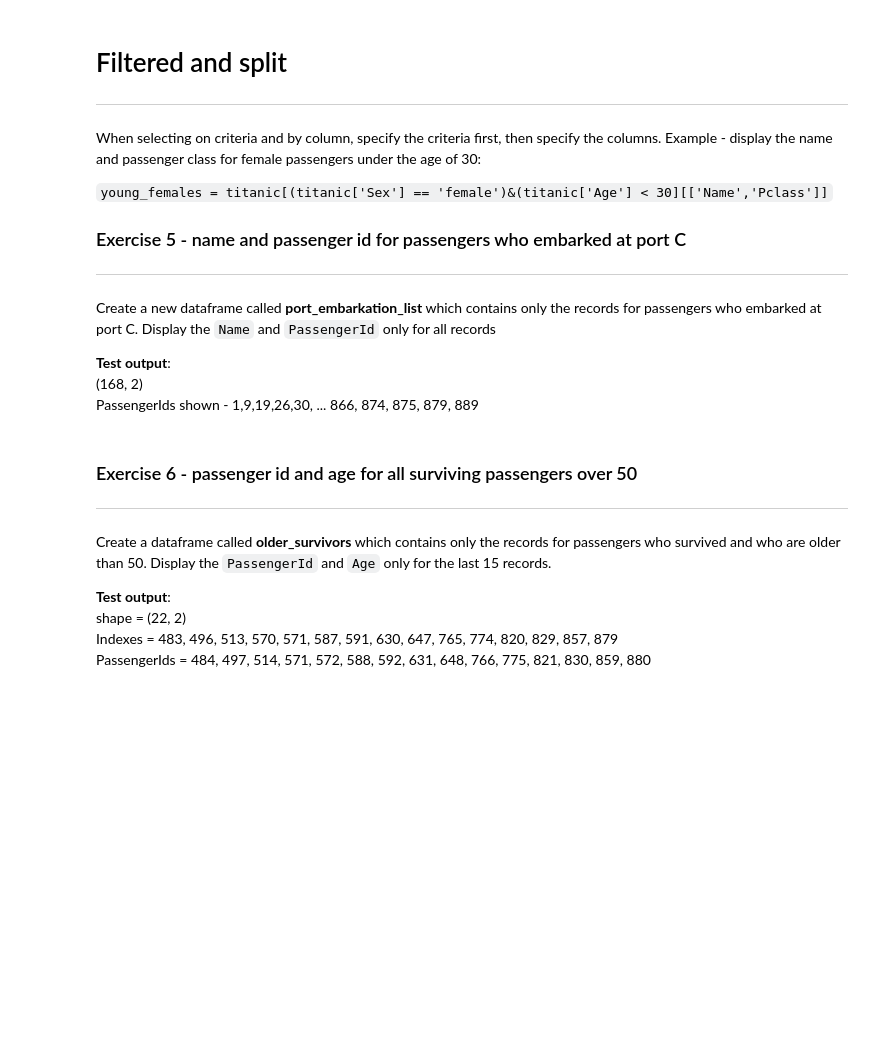
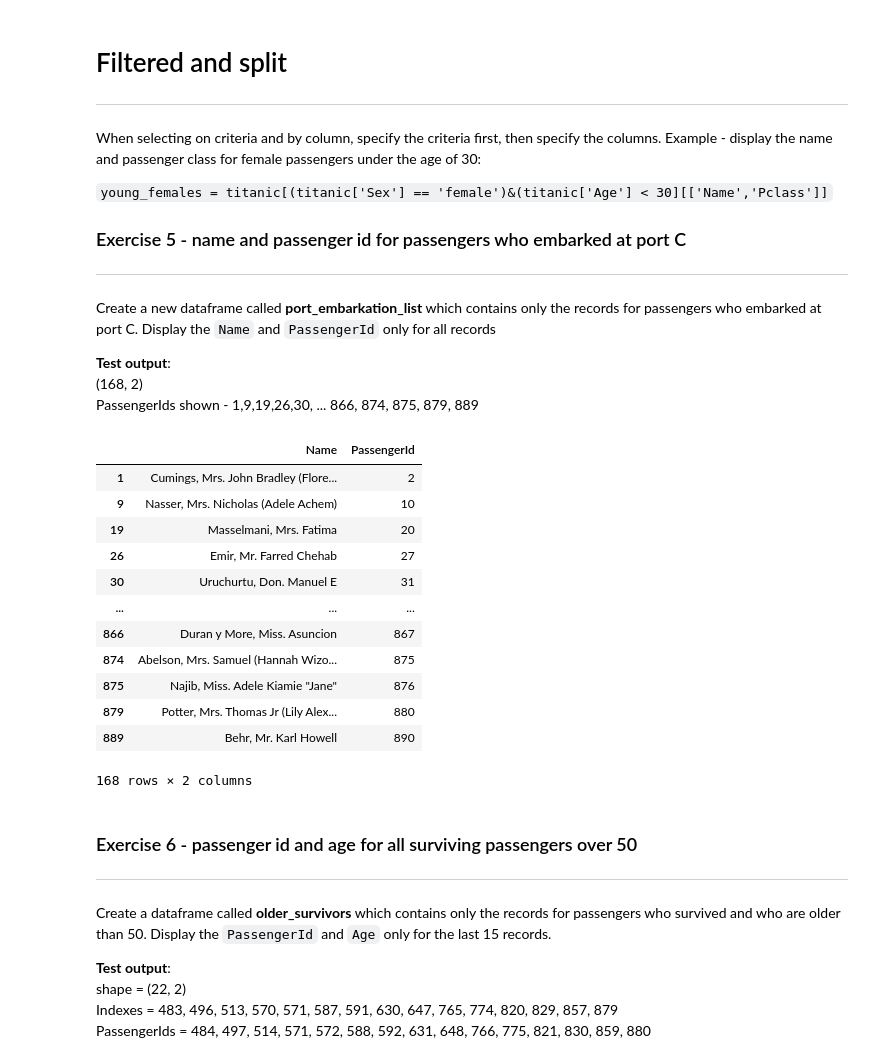
Before and after one commit to nicolej88/programming-for-data-portfolio, a Jupyter notebook: Splitting_data.ipynb, the cells around one changed output. Drawn from its saved outputs; the diff is of its cells as text; code cells hidden in the pictures; blank space fills up the shorter version.

```diff
--- a/Splitting_data.ipynb
+++ b/Splitting_data.ipynb
@@ -193,8 +201,23 @@ Create a new dataframe called **port_embarkation_list** which contains only the
 PassengerIds shown - 1,9,19,26,30, ... 866, 874, 875, 879, 889
 # %%
 port_embarkation_list = titanic[titanic["Embarked"]== "C"]
-
-display (port_embarkation_list["Name", "Passenger"])
+#DF  containing data for passengers who embarked at port C.
+display (port_embarkation_list[["Name", "PassengerId"]])
+#display listed columns for DF.
+# %% [output]
+|  | Name | PassengerId |
+| 1 | Cumings, Mrs. John Bradley (Flore... | 2 |
+| 9 | Nasser, Mrs. Nicholas (Adele Achem) | 10 |
+| 19 | Masselmani, Mrs. Fatima | 20 |
+| 26 | Emir, Mr. Farred Chehab | 27 |
+| 30 | Uruchurtu, Don. Manuel E | 31 |
+| ... | ... | ... |
+| 866 | Duran y More, Miss. Asuncion | 867 |
+| 874 | Abelson, Mrs. Samuel (Hannah Wizo... | 875 |
+| 875 | Najib, Miss. Adele Kiamie "Jane" | 876 |
+| 879 | Potter, Mrs. Thomas Jr (Lily Alex... | 880 |
+| 889 | Behr, Mr. Karl Howell | 890 |
+168 rows × 2 columns
 # %% [markdown]
 ### Exercise 6 - passenger id and age for all surviving passengers over 50
 ---
```
Also changed, not shown: parts of 20 cells of this notebook.
